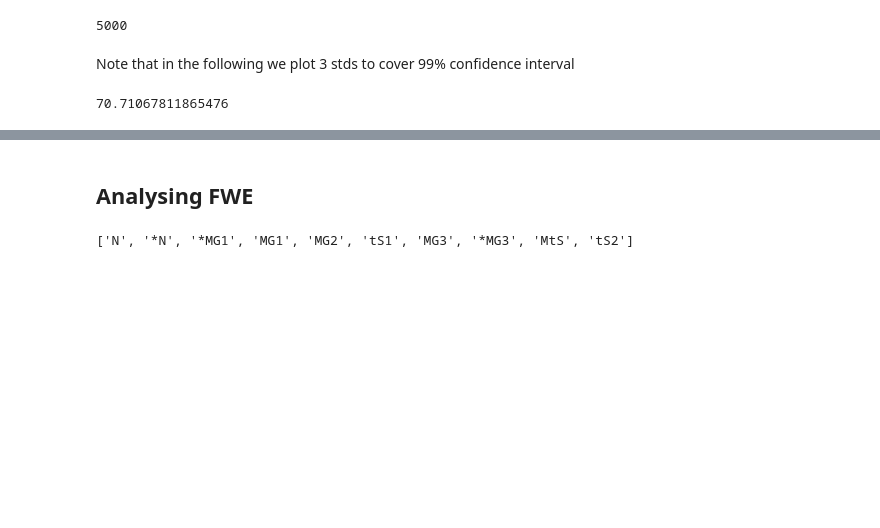
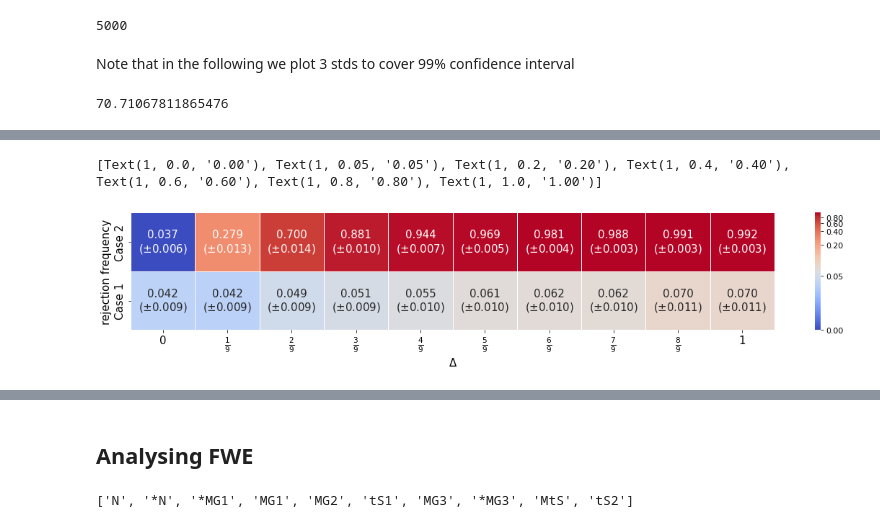
Before and after one commit to TimotheeMathieu/Adaptive_stopping_MC_RL, a Jupyter notebook: adastop/example_simulatedR/analyse.ipynb, the cells around one changed output, grey strips where cells are left out. Cells and saved outputs as stored; diff of their text form; code cells hidden in the pictures; blank space fills up the shorter version.

```diff
--- a/adastop/example_simulatedR/analyse.ipynb
+++ b/adastop/example_simulatedR/analyse.ipynb
@@ -151,0 +210,2 @@ plt.savefig(os.path.join(workdir, "gaussianVSmg_samemean.pdf"))
+# %%
+power_df_fancy = power_df.copy()
@@ -151,0 +218,8 @@ plt.savefig(os.path.join(workdir, "gaussianVSmg_samemean.pdf"))
+# %%
+power_df_fancy.columns = labels
+error_df.columns = labels
+# %%
+annot_df_fancy = annot_df.copy()
+# %%
+annot_df_fancy.columns = labels
+annot_df_fancy
@@ -151,0 +230,53 @@ plt.savefig(os.path.join(workdir, "gaussianVSmg_samemean.pdf"))
+# %%
+import sys
+import matplotlib
+import os
+import seaborn as sns
+home_folder = os.environ["HOME"]
+workdir = os.path.join(home_folder,"Adaptive_stopping_MC_RL","adastop", "example_simulatedR")
+sys.path.insert(0, workdir)
+
+# plt.rcParams.update({
+#     "text.usetex": True,
+#     "font.family": "Helvetica"
+# })
+
+plt.rcParams.update({'font.size': 15})
+
+
+fig, ax1 = plt.subplots(1,1, figsize=(20,3))
+
+# sns.heatmap(power_df_fancy, vmin = 0, vmax=1, annot=annot_df_fancy, fmt="s", linewidths=.5, ax=ax1, cmap = "Spectral", center = 0.05)
+# sns.heatmap(power_df_fancy, annot=annot_df_fancy, fmt="s", linewidths=.5, ax=ax1, cmap = "coolwarm", norm = matplotlib.colors.PowerNorm(0.23137821315975918))
+sns.heatmap(power_df_fancy, annot=annot_df_fancy, fmt="s", linewidths=.5, ax=ax1, cmap = "coolwarm", norm = matplotlib.colors.PowerNorm(0.18), cbar_kws={"ticks": [0, 0.05, 0.2, 0.4, 0.6, 0.8, 1]})
+cbar = ax1.collections[0].colorbar
+
+ticklabs = cbar.ax.get_yticklabels()
+# ticklabs +=["0.05"]
+print(ticklabs)
+
+cbar.ax.set_yticklabels(ticklabs, fontsize=11)
+
+plt.xlabel("$\Delta$")
+plt.ylabel("rejection frequency")
+
+
+
+
+# plt.axhline(y = 0.05, color = 'r', linestyle = '--')
+# plt.axhline(y = 1, color = 'r', linestyle = '-')
+# plt.axhline(y = 0., color = 'r', linestyle = '-')
+# plt.ylim((0,1))
+# plt.yticks(np.append(np.linspace(0,1,6),0.05))
+# plt.errorbar(powers.keys(), powers.values(), list(power_confidence_intervals.values()), linestyle='None', fmt = "none", capsize=5, label = "different mean", color = "#8856a7", linewidth=4)
+# plt.errorbar(powers.keys(), powers.values(), list(power_stds.values()), linestyle='None', marker= 'o', capsize=3)
+# plt.errorbar(powers2.keys(), powers2.values(), list(power_confidence_intervals2.values()), linestyle='None', fmt = "none", capsize=5, label = "same mean", color = '#43a2ca', linewidth = 4)
+# plt.ylabel("frequency of rejection")
+# plt.xlabel("$\Delta$")
+# plt.legend(loc = "right")
+
+plt.savefig(os.path.join(workdir, "gaussianVSmg_exp1-2.png"))
+plt.savefig(os.path.join(workdir, "gaussianVSmg_exp1-2.pdf"), bbox_inches='tight')
+# %% [output]
+[Text(1, 0.0, '0.00'), Text(1, 0.05, '0.05'), Text(1, 0.2, '0.20'), Text(1, 0.4, '0.40'), Text(1, 0.6, '0.60'), Text(1, 0.8, '0.80'), Text(1, 1.0, '1.00')]
+[figure, added]
```
Also changed, not shown: parts of 18 cells of this notebook, 14 other files.
